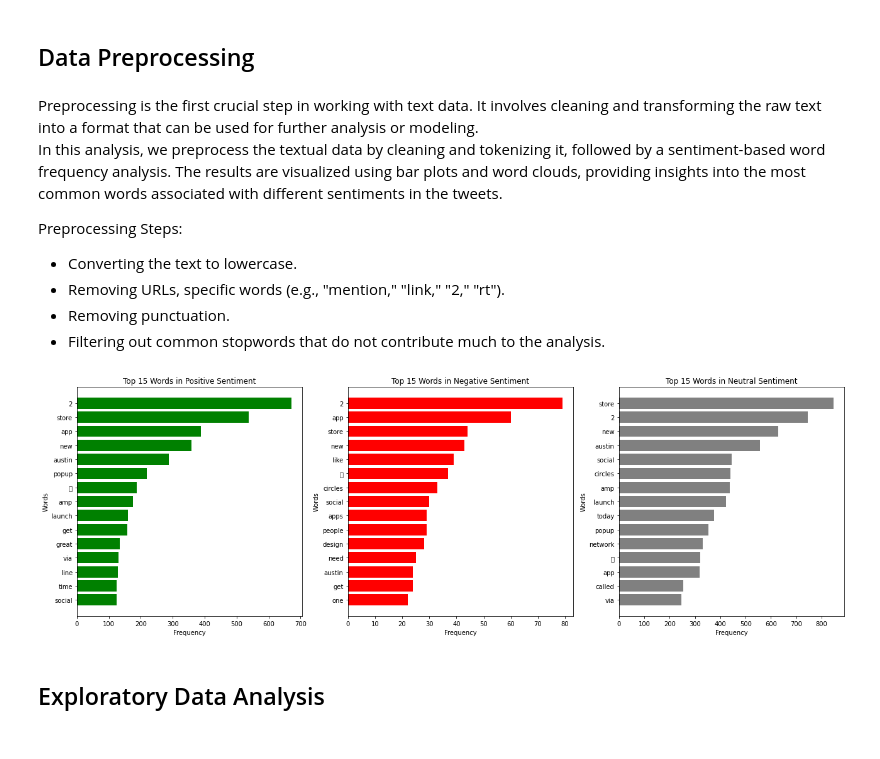
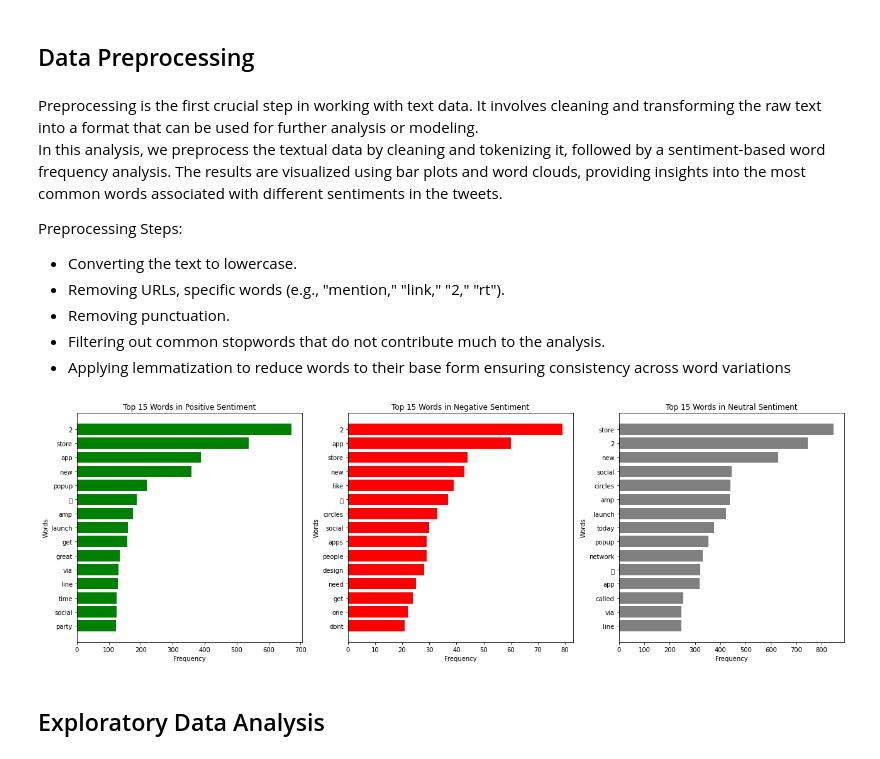
Before and after one commit to KImondorose/Deciphering-the-Public-Opinion-on-Apple, a Jupyter notebook: work_in_progress/dave.ipynb, the cells around one changed output. Saved outputs shown, nothing was run; the diff lists cells and outputs as text; code cells hidden in the pictures.

Commit message:
Applying lemmatization

```diff
--- a/work_in_progress/dave.ipynb
+++ b/work_in_progress/dave.ipynb
@@ -343,57 +344,57 @@ Preprocessing Steps:
 - Removing URLs, specific words (e.g., "mention," "link," "2," "rt").
 - Removing punctuation.
 - Filtering out common stopwords that do not contribute much to the analysis.
+- Applying lemmatization to reduce words to their base form ensuring consistency across word variations
 # %%
 
-# Initialize Tweet Tokenizer
+# Initialize Tweet Tokenizer and Lemmatizer
 tknzr = TweetTokenizer(strip_handles=True, preserve_case=False)
+lemmatizer = WordNetLemmatizer()
 
 # Stopwords and additional custom stopwords
 stop_words = set(stopwords.words('english'))
-additional_stopwords = ["ipad", "google", "apple", "iphone", "android", "sxsw", "rt", "link", "mention"]
+additional_stopwords = ["ipad", "google", "apple", "iphone", "android", "sxsw", "rt", "link", "mention", "austin"]
 stop_words.update(additional_stopwords)
 
-# Tokenization and stopword removal function
+# Tokenization, stopword removal, number removal, and lemmatization function
 def preprocess_and_tokenize(text):
     text = re.sub(r'http\S+', '', text)  # Remove URLs
     text = text.translate(str.maketrans('', '', string.punctuation))  # Remove punctuation
+    text = re.sub(r'\d+', '', text)  # Remove numbers
     tokens = tknzr.tokenize(text)  # Tokenize
-    tokens = [token for token in tokens if token not in stop_words]  # Remove stopwords
+    tokens = [lemmatizer.lemmatize(token) for token in tokens if token not in stop_words]  # Lemmatize and remove stopwords
     return tokens
-
-# Apply tokenization and stopword removal
-df['tokens'] = df['tweet'].apply(preprocess_and_tokenize)
 
 # Function to get most common words for each sentiment
 def get_most_common_words_by_sentiment(df, emotion, column_name, N=15):
     emotion_df = df[df['emotion'] == emotion]
     all_tokens = [token for tokens in emotion_df[column_name] for token in tokens]
     return Counter(all_tokens).most_common(N)
 
 # Get top words for each sentiment
 top_positive_words = get_most_common_words_by_sentiment(df, 'positive', 'tokens')
 top_negative_words = get_most_common_words_by_sentiment(df, 'negative', 'tokens')
 top_neutral_words = get_most_common_words_by_sentiment(df, 'neutral', 'tokens')
 
 # Function to plot word frequencies as a bar chart
 def plot_word_frequencies(axes, word_freq, title, color):
     words, freqs = zip(*word_freq)
     axes.barh(words, freqs, color=color)
     axes.set_xlabel('Frequency')
     axes.set_ylabel('Words')
     axes.set_title(title)
     axes.invert_yaxis()
 
 fig, axes = plt.subplots(nrows=1, ncols=3, figsize=(18, 6))
 
 plot_word_frequencies(axes[0], top_positive_words, 'Top 15 Words in Positive Sentiment', 'green')
 plot_word_frequencies(axes[1], top_negative_words, 'Top 15 Words in Negative Sentiment', 'red')
 plot_word_frequencies(axes[2], top_neutral_words, 'Top 15 Words in Neutral Sentiment', 'gray')
 
 plt.tight_layout()
 plt.show()
 # %% [output]
-[figure, old version]
+[figure, new version]
 # %% [markdown]
 ## Exploratory Data Analysis
 # %% [markdown]
```
Also changed, not shown: parts of 4 cells of this notebook.
